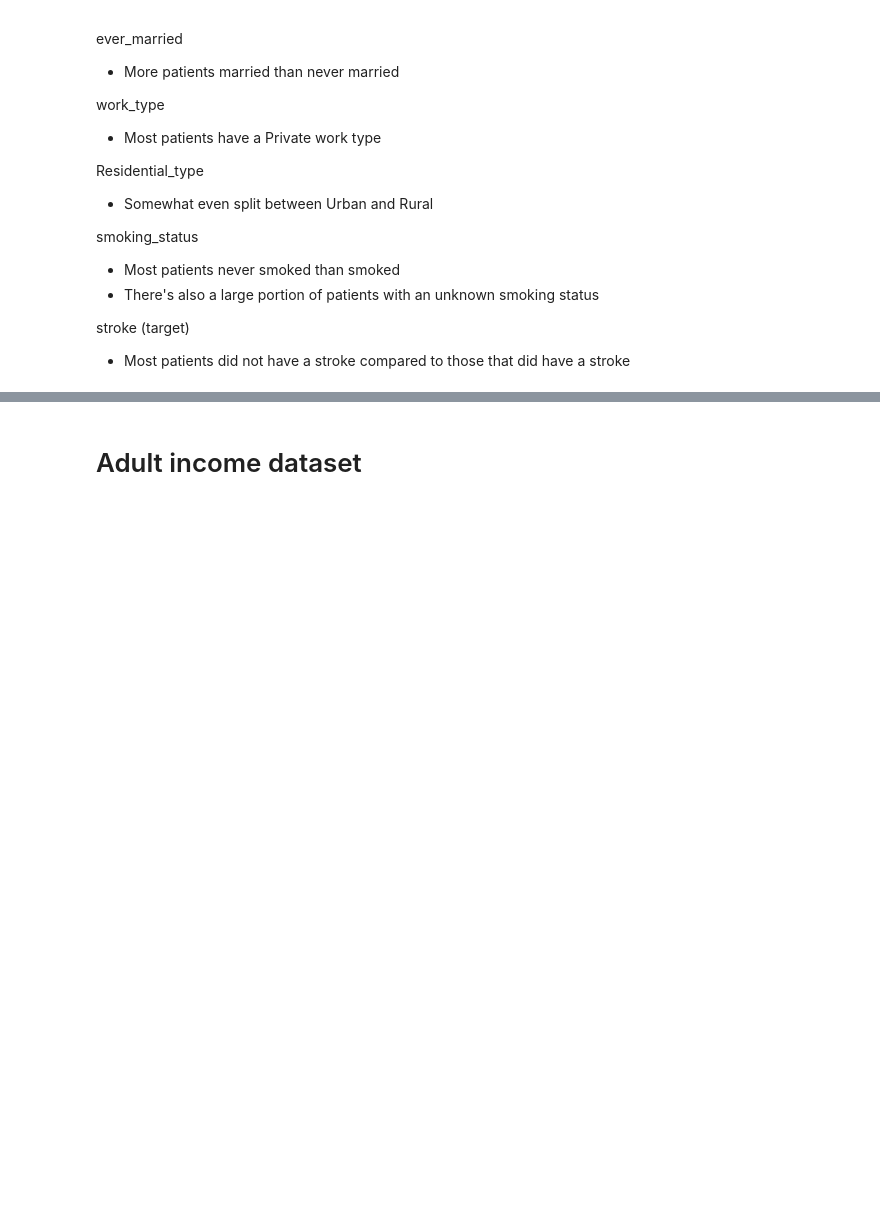
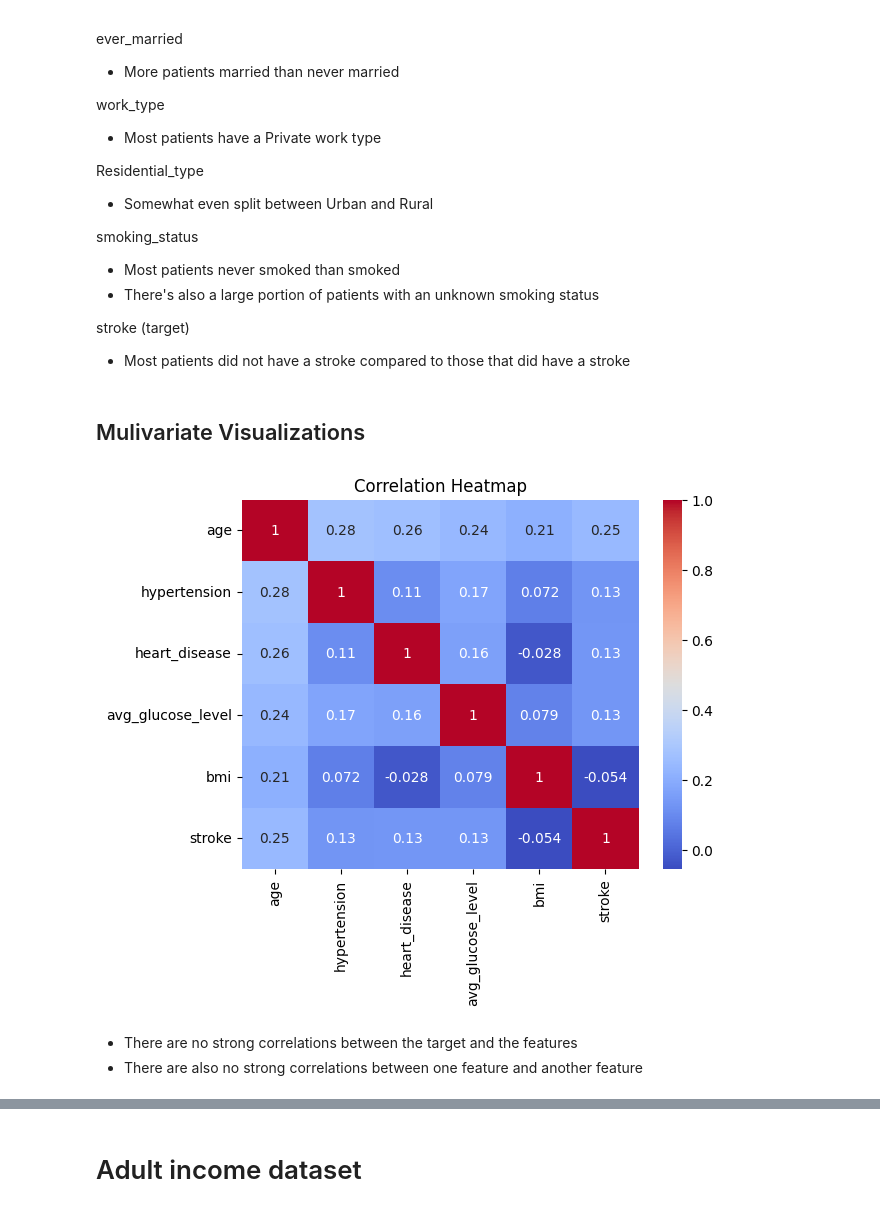
Before and after one commit to Carla9711/Machine-Learning---Classification, a Jupyter notebook: Machine_Learning_Classification.ipynb, the cells around one changed output, grey strips where cells are left out. Drawn from its saved outputs; the diff is of its cells as text; code cells hidden in the pictures; blank space fills up the shorter version.

```diff
--- a/Machine_Learning_Classification.ipynb
+++ b/Machine_Learning_Classification.ipynb
@@ -360,3 +360,17 @@ smoking_status
 
 stroke (target)
   * Most patients did not have a stroke compared to those that did have a stroke
+# %% [markdown]
+## Mulivariate Visualizations
+# %%
+# correlation heatmap
+# Fine correlations
+corr = df_eda.corr(numeric_only=True)
+
+ax = sns.heatmap(corr,annot=True, cmap='coolwarm')
+ax.set(title='Correlation Heatmap');
+# %% [output]
+[figure, added]
+# %% [markdown]
+* There are no strong correlations between the target and the features
+* There are also no strong correlations between one feature and another feature
```
Also changed, not shown: parts of 6 cells of this notebook.
